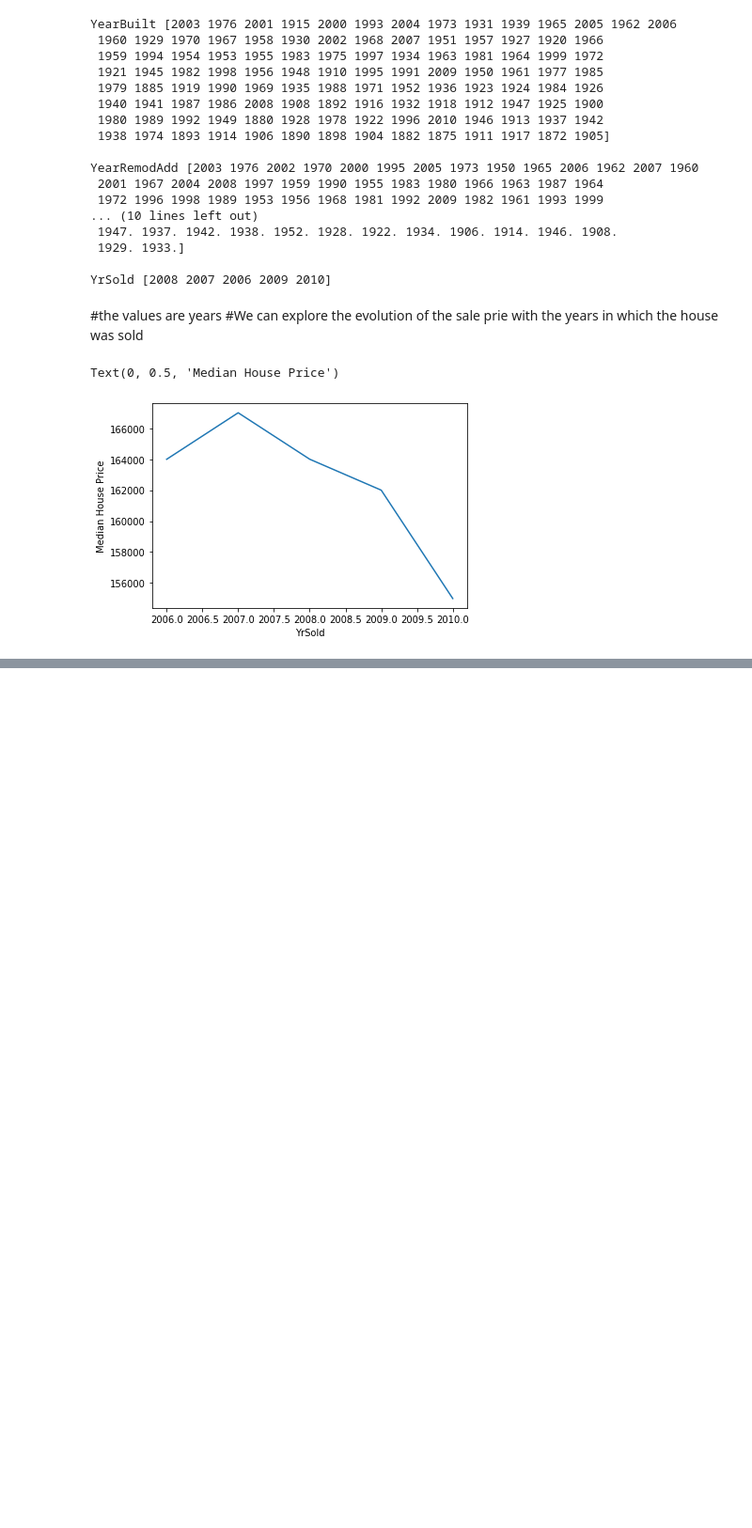
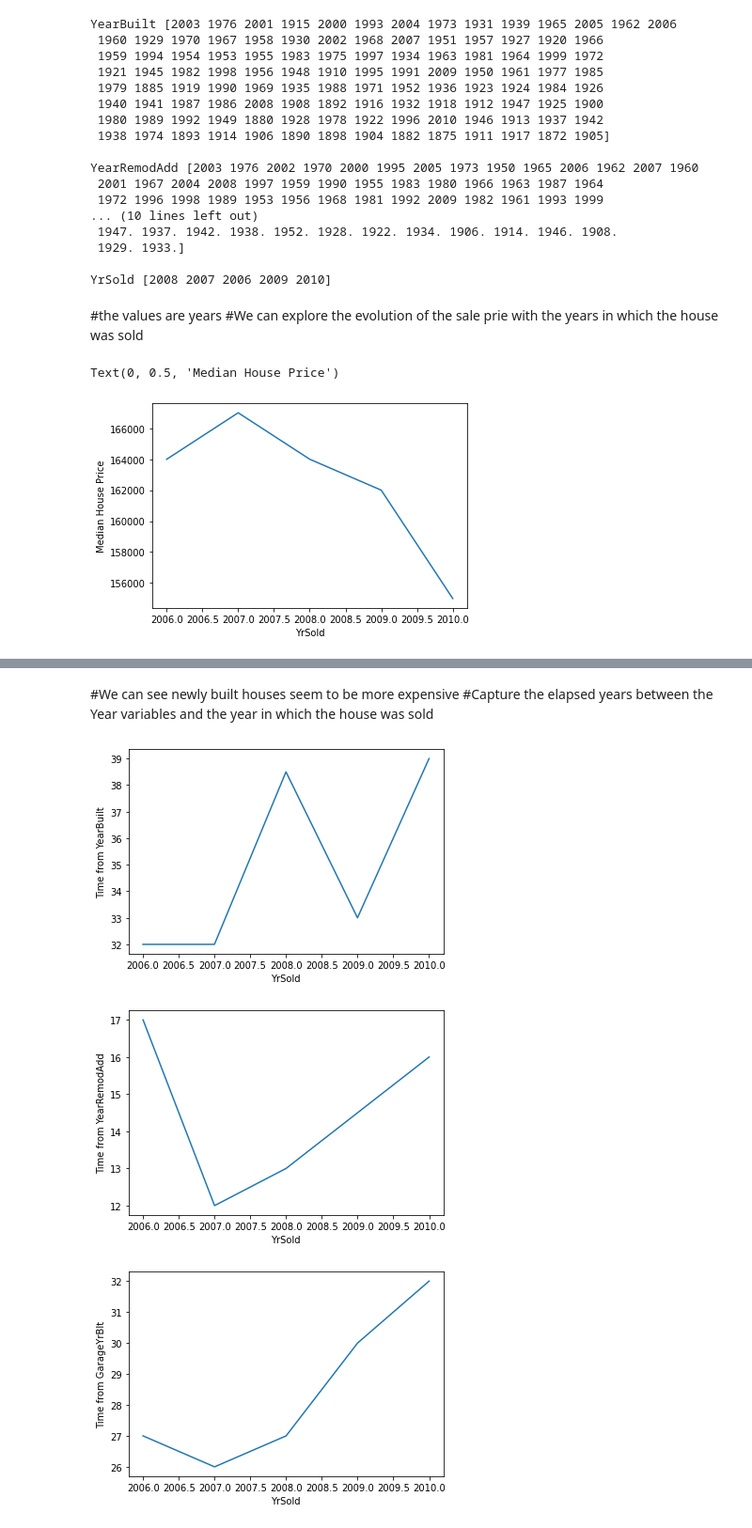
Before and after one commit to quintonmills/HousePricePredict, a Jupyter notebook: HPDataAnalysis.ipynb, the cells around one changed output, grey strips where cells are left out. Shown at 94% size. Saved outputs shown, nothing was run; the diff lists cells and outputs as text; code cells hidden in the pictures; blank space fills up the shorter version.

```diff
--- a/HPDataAnalysis.ipynb
+++ b/HPDataAnalysis.ipynb
@@ -268,0 +279,20 @@ Text(0, 0.5, 'Median House Price')
+# %% [markdown]
+#We can see newly built houses seem to be more expensive
+#Capture the elapsed years between the Year variables and the year in which the house was sold
+# %%
+def analyse_year_vars(df,var):
+  df = df.copy()
+  #Capture difference between a year variable and year in which the house was sold
+  df[var] = df['YrSold'] - df[var]
+
+  df.groupby('YrSold')[var].median().plot()
+  plt.ylabel('Time from ' + var)
+  plt.show()
+
+for var in year_vars:
+  if var != 'YrSold':
+    analyse_year_vars(data, var)
+# %% [output]
+[figure, added]
+[figure, added]
+[figure, added]
```
Also changed, not shown: parts of 26 cells of this notebook.
